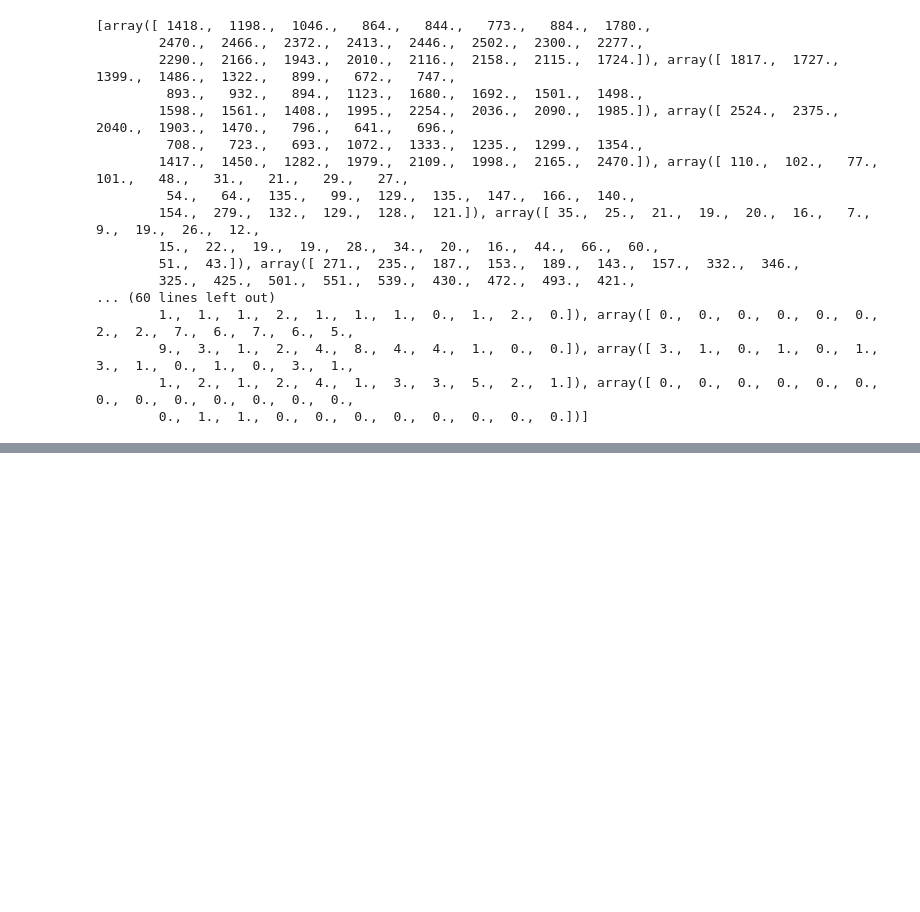
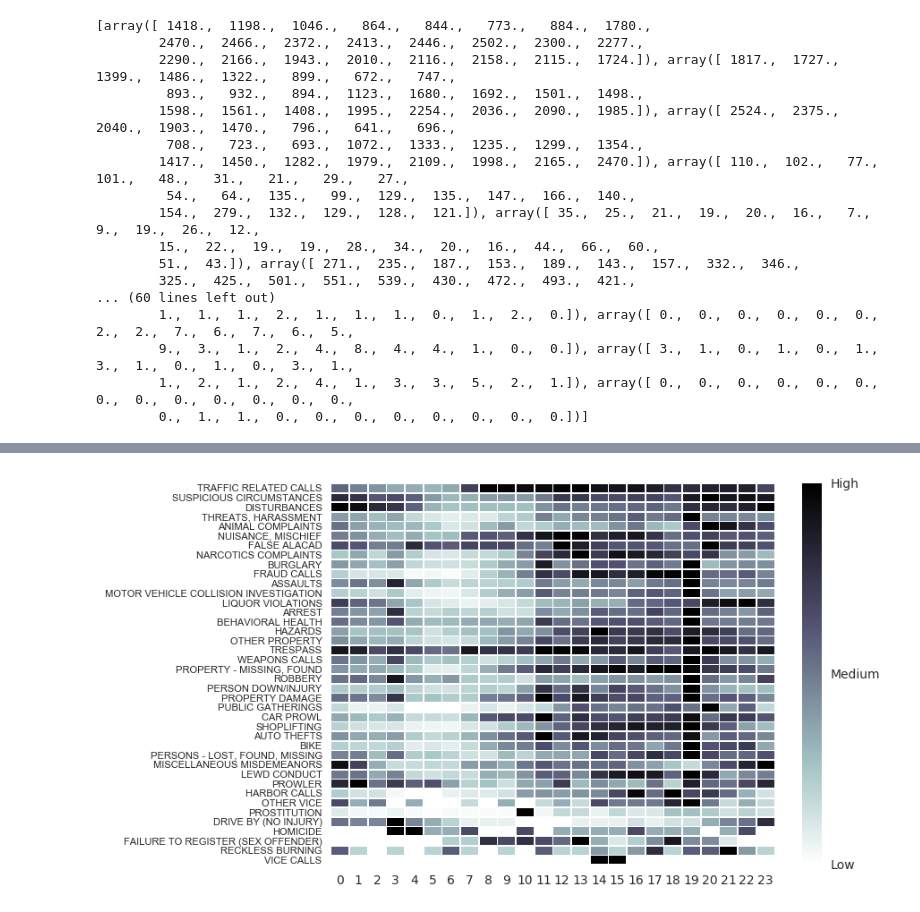
Before and after one commit to UW-Biol419-Wi2017/911_new, a Jupyter notebook: Alexs-Doc-Monday-the-6th.ipynb, the cells around one changed output, grey strips where cells are left out. Saved outputs shown, nothing was run; the diff lists cells and outputs as text; code cells hidden in the pictures; blank space fills up the shorter version.

```diff
--- a/Alexs-Doc-Monday-the-6th.ipynb
+++ b/Alexs-Doc-Monday-the-6th.ipynb
@@ -401,6 +360,6 @@ print(heatdata)
 # %%
 ## can we set up a pandas dataframe that has each hour, and then a count for each type of call?
 
-heat_df = pd.DataFrame(heatdata).T
-heat_df.columns = event_clearance_groups
-heat_df
+hour_df = pd.DataFrame(heatdata)
+hour_df.index = event_clearance_groups
+#hour_df
@@ -432,0 +376,28 @@ city of seattle, divided by census tracts if possible?
+# %%
+# prep data in hour_df into new df --> heat_prep_df
+# divide all data in rows by the max value of the row
+# will spit out dataframe with all values between 0 and 1
+
+heat_prep_df = hour_df
+m = hour_df.values.max(axis=1)
+
+for row in range(40):
+
+    for col in range(24):
+        heat_prep_df.iloc[row, col] = hour_df.ix[row, col]/m[row]
+
+#heat_prep_df
+# %%
+ax = sns.heatmap(heat_prep_df.ix[:, :39], linewidths=0.5, cmap='bone_r') # builds heatmap
+
+for label in ax.get_yticklabels():
+    label.set_size(8)  # makes the text labels a little bit smaller --> easier to read
+
+cbar = ax.collections[0].colorbar
+cbar.set_ticks([0, .5, 1])
+cbar.set_ticklabels(['Low', 'Medium', 'High']) # sets the colorbar labels and locations
+
+fig = ax.get_figure()
+fig.savefig("heatmap_normalized.png")
+# %% [output]
+[figure, added]
```
Also changed, not shown: parts of 31 cells of this notebook, 3 other files.
